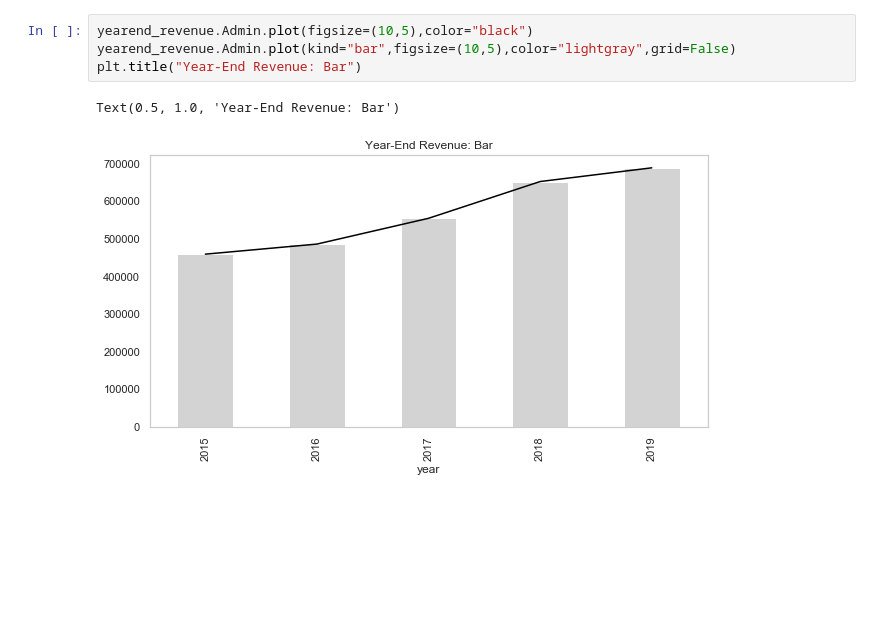
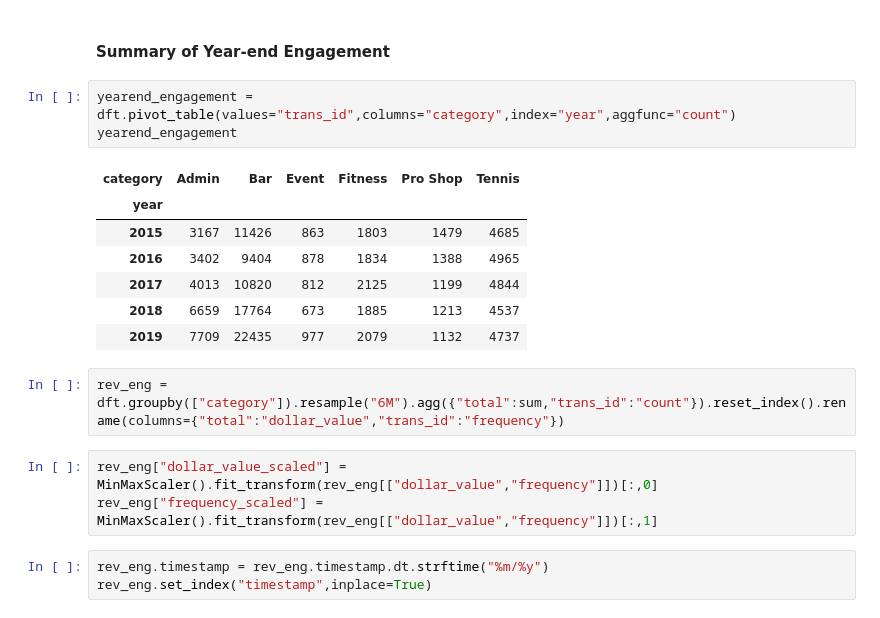
Before and after one commit to crisgiovanoni/jncc_project, a Jupyter notebook: project_documentation.ipynb, the cells around one changed output. Drawn from its saved outputs; the diff is of its cells as text; blank space fills up the shorter version.

```diff
--- a/project_documentation.ipynb
+++ b/project_documentation.ipynb
@@ -64,7 +100,21 @@ plt.show()
-# %%
-yearend_revenue.Admin.plot(figsize=(10,5),color="black")
-yearend_revenue.Admin.plot(kind="bar",figsize=(10,5),color="lightgray",grid=False)
-plt.title("Year-End Revenue: Bar")
-# %% [output]
-Text(0.5, 1.0, 'Year-End Revenue: Bar')
-[figure, removed]
+# %% [markdown]
+#### Summary of Year-end Engagement
+# %%
+yearend_engagement = dft.pivot_table(values="trans_id",columns="category",index="year",aggfunc="count")
+yearend_engagement
+# %% [output]
+| category | Admin | Bar | Event | Fitness | Pro Shop | Tennis |
+| year |  |  |  |  |  |  |
+| 2015 | 3167 | 11426 | 863 | 1803 | 1479 | 4685 |
+| 2016 | 3402 | 9404 | 878 | 1834 | 1388 | 4965 |
+| 2017 | 4013 | 10820 | 812 | 2125 | 1199 | 4844 |
+| 2018 | 6659 | 17764 | 673 | 1885 | 1213 | 4537 |
+| 2019 | 7709 | 22435 | 977 | 2079 | 1132 | 4737 |
+# %%
+rev_eng = dft.groupby(["category"]).resample("6M").agg({"total":sum,"trans_id":"count"}).reset_index().rename(columns={"total":"dollar_value","trans_id":"frequency"})
+# %%
+rev_eng["dollar_value_scaled"] = MinMaxScaler().fit_transform(rev_eng[["dollar_value","frequency"]])[:,0]
+rev_eng["frequency_scaled"] = MinMaxScaler().fit_transform(rev_eng[["dollar_value","frequency"]])[:,1]
+# %%
+rev_eng.timestamp = rev_eng.timestamp.dt.strftime("%m/%y")
+rev_eng.set_index("timestamp",inplace=True)
```
Also changed, not shown: parts of 26 cells of this notebook.
